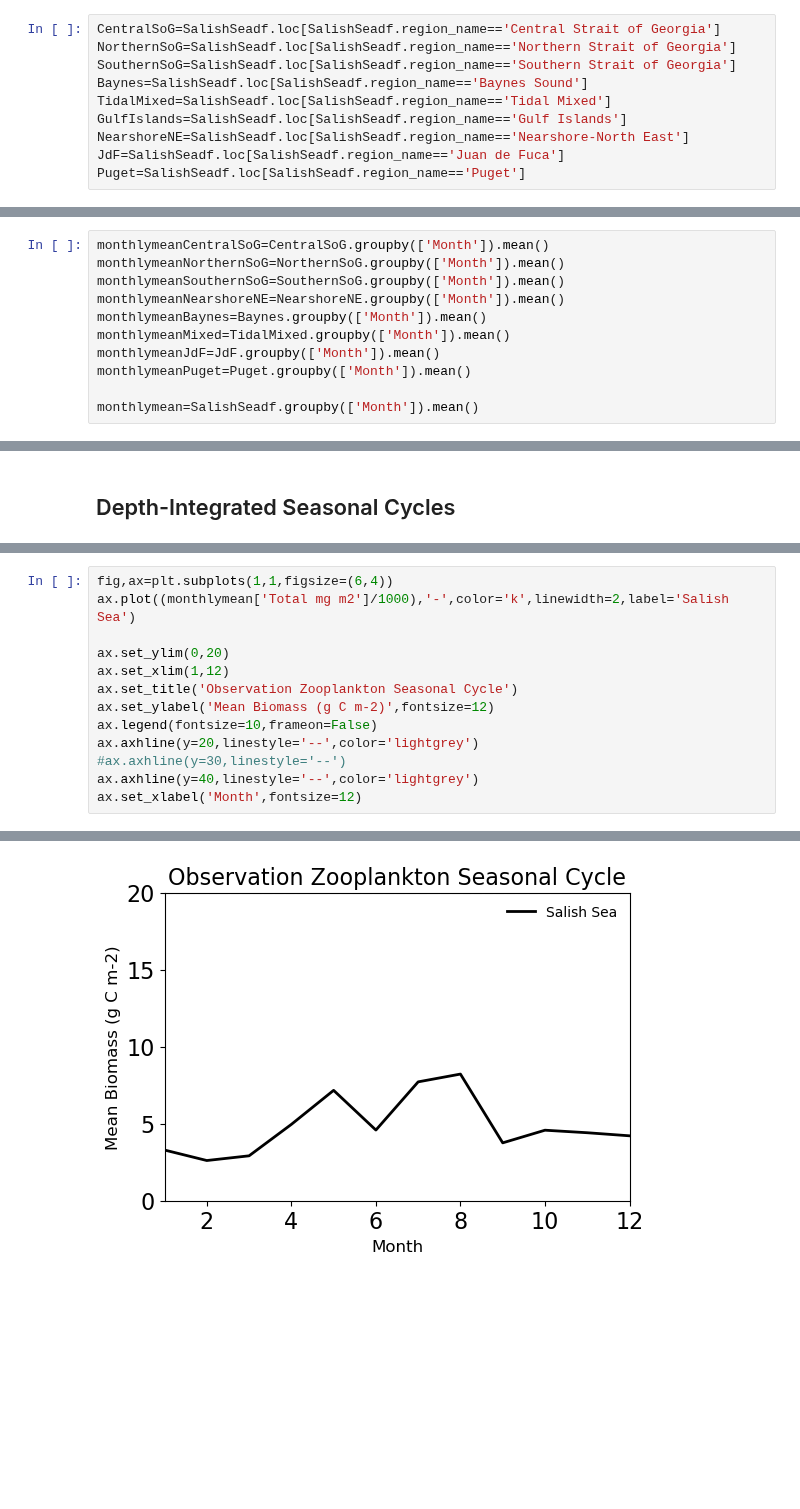
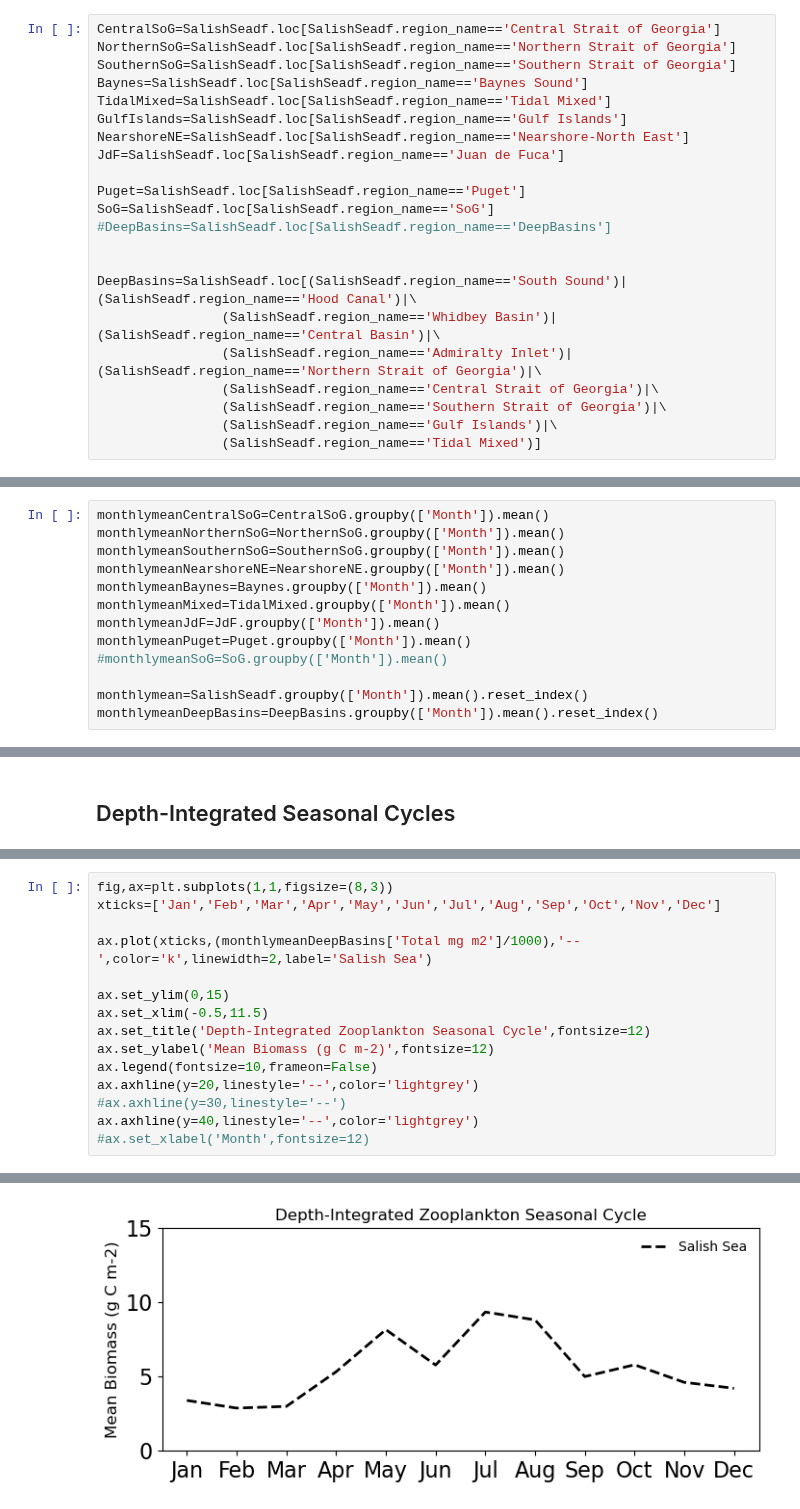
Before and after one commit to SalishSeaCast/analysis-karyn, a Jupyter notebook: notebooks/Evaluations/ModelTuning_Z2SeasonalCycle.ipynb, the cells around one changed output, grey strips where cells are left out. Saved outputs shown, nothing was run; the diff lists cells and outputs as text; blank space fills up the shorter version.

```diff
--- a/notebooks/Evaluations/ModelTuning_Z2SeasonalCycle.ipynb
+++ b/notebooks/Evaluations/ModelTuning_Z2SeasonalCycle.ipynb
@@ -264,5 +279,17 @@ TidalMixed=SalishSeadf.loc[SalishSeadf.region_name=='Tidal Mixed']
 GulfIslands=SalishSeadf.loc[SalishSeadf.region_name=='Gulf Islands']
 NearshoreNE=SalishSeadf.loc[SalishSeadf.region_name=='Nearshore-North East']
 JdF=SalishSeadf.loc[SalishSeadf.region_name=='Juan de Fuca']
+
 Puget=SalishSeadf.loc[SalishSeadf.region_name=='Puget']
+SoG=SalishSeadf.loc[SalishSeadf.region_name=='SoG']
+#DeepBasins=SalishSeadf.loc[SalishSeadf.region_name=='DeepBasins']
+
+
+DeepBasins=SalishSeadf.loc[(SalishSeadf.region_name=='South Sound')|(SalishSeadf.region_name=='Hood Canal')|\
+                (SalishSeadf.region_name=='Whidbey Basin')|(SalishSeadf.region_name=='Central Basin')|\
+                (SalishSeadf.region_name=='Admiralty Inlet')|(SalishSeadf.region_name=='Northern Strait of Georgia')|\
+                (SalishSeadf.region_name=='Central Strait of Georgia')|\
+                (SalishSeadf.region_name=='Southern Strait of Georgia')|\
+                (SalishSeadf.region_name=='Gulf Islands')|\
+                (SalishSeadf.region_name=='Tidal Mixed')]
 # %%
@@ -295,5 +326,7 @@ monthlymeanBaynes=Baynes.groupby(['Month']).mean()
 monthlymeanMixed=TidalMixed.groupby(['Month']).mean()
 monthlymeanJdF=JdF.groupby(['Month']).mean()
 monthlymeanPuget=Puget.groupby(['Month']).mean()
+#monthlymeanSoG=SoG.groupby(['Month']).mean()
 
-monthlymean=SalishSeadf.groupby(['Month']).mean()
+monthlymean=SalishSeadf.groupby(['Month']).mean().reset_index()
+monthlymeanDeepBasins=DeepBasins.groupby(['Month']).mean().reset_index()
@@ -419,14 +777,16 @@ Text(0.5, 0, 'Month')
 # %%
-fig,ax=plt.subplots(1,1,figsize=(6,4))
-ax.plot((monthlymean['Total mg m2']/1000),'-',color='k',linewidth=2,label='Salish Sea')
+fig,ax=plt.subplots(1,1,figsize=(8,3))
+xticks=['Jan','Feb','Mar','Apr','May','Jun','Jul','Aug','Sep','Oct','Nov','Dec']
 
-ax.set_ylim(0,20)
-ax.set_xlim(1,12)
-ax.set_title('Observation Zooplankton Seasonal Cycle')
+ax.plot(xticks,(monthlymeanDeepBasins['Total mg m2']/1000),'--',color='k',linewidth=2,label='Salish Sea')
+
+ax.set_ylim(0,15)
+ax.set_xlim(-0.5,11.5)
+ax.set_title('Depth-Integrated Zooplankton Seasonal Cycle',fontsize=12)
 ax.set_ylabel('Mean Biomass (g C m-2)',fontsize=12)
 ax.legend(fontsize=10,frameon=False)
 ax.axhline(y=20,linestyle='--',color='lightgrey')
 #ax.axhline(y=30,linestyle='--')
 ax.axhline(y=40,linestyle='--',color='lightgrey')
-ax.set_xlabel('Month',fontsize=12)
+#ax.set_xlabel('Month',fontsize=12)
 # %% [output]
@@ -434 +794 @@ Text(0.5, 0, 'Month')
-[figure, old version]
+[figure, new version]
```
Also changed, not shown: parts of 54 cells of this notebook.
